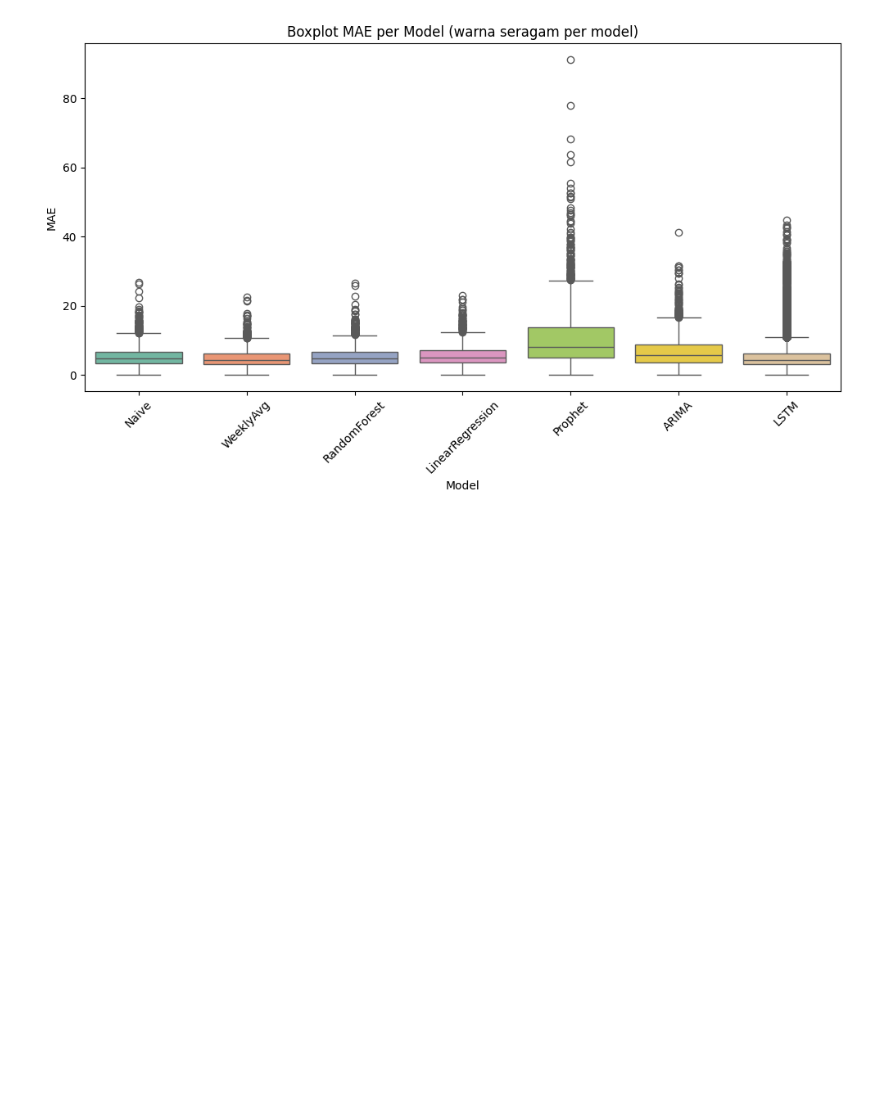
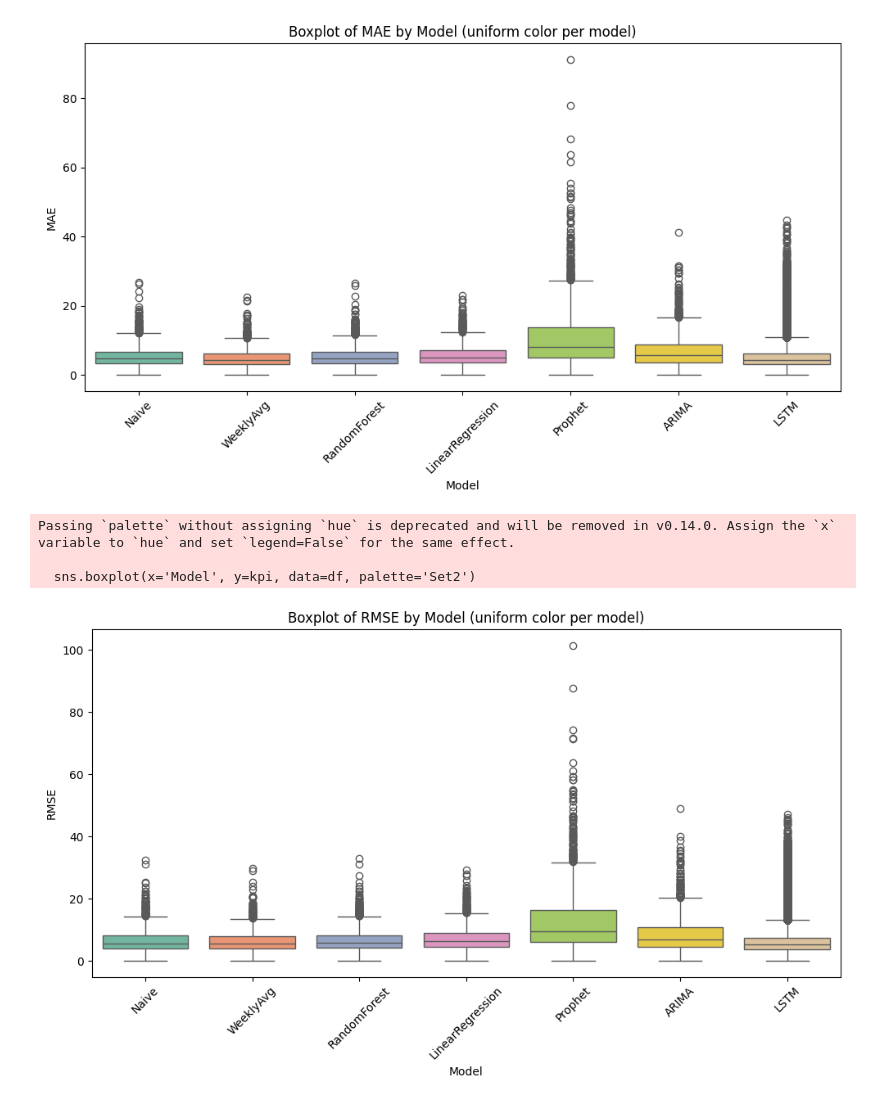
Before and after one commit to ozxygn/Forecast-YouBike-Demand, a Jupyter notebook: visualizer/boxplot.ipynb, the cells around one changed output. Saved outputs shown, nothing was run; the diff lists cells and outputs as text; code cells hidden in the pictures; blank space fills up the shorter version.

Commit message:
add visualizer

```diff
--- a/visualizer/boxplot.ipynb
+++ b/visualizer/boxplot.ipynb
@@ -38,3 +40,45 @@ Passing `palette` without assigning `hue` is deprecated and will be removed in v
 
   sns.boxplot(x='Model', y=kpi, data=df, palette='Set2')
 [figure]
+# %%
+# RMSE
+
+import pandas as pd
+import matplotlib.pyplot as plt
+import seaborn as sns
+
+# 1. Load the two files and tag their source (kept in df but not used for hue)
+f1 = pd.read_csv(
+    r'C:\Users\asus\Dokumen_Billi\allstationpredgit\result\metrics_all_stations5days.csv'
+)
+f1['Source'] = '5days All Stations'
+
+f2 = pd.read_csv(
+    r'C:\Users\asus\Dokumen_Billi\allstationpredgit\result\lstm_metrics_all_stations.csv'
+)
+if 'Model' not in f2.columns:
+    f2['Model'] = 'LSTM'
+f2['Source'] = 'LSTM Prediction'
+
+# 2. Combine the DataFrames
+df = pd.concat([f1, f2], ignore_index=True)
+
+# 3. Select the KPI to plot
+kpi = 'RMSE'
+
+# 4. Create the boxplot without hue, using Seaborn’s default palette per model
+plt.figure(figsize=(10, 6))
+sns.boxplot(x='Model', y=kpi, data=df, palette='Set2')
+
+# 5. Configure titles and labels
+plt.title(f'Boxplot of {kpi} by Model (uniform color per model)')
+plt.xlabel('Model')
+plt.ylabel(kpi)
+plt.xticks(rotation=45)
+plt.tight_layout()
+plt.show()
+# %% [output]
+Passing `palette` without assigning `hue` is deprecated and will be removed in v0.14.0. Assign the `x` variable to `hue` and set `legend=False` for the same effect.
+
+  sns.boxplot(x='Model', y=kpi, data=df, palette='Set2')
+[figure, added]
```
Also changed, not shown: parts of 3 cells of this notebook.
